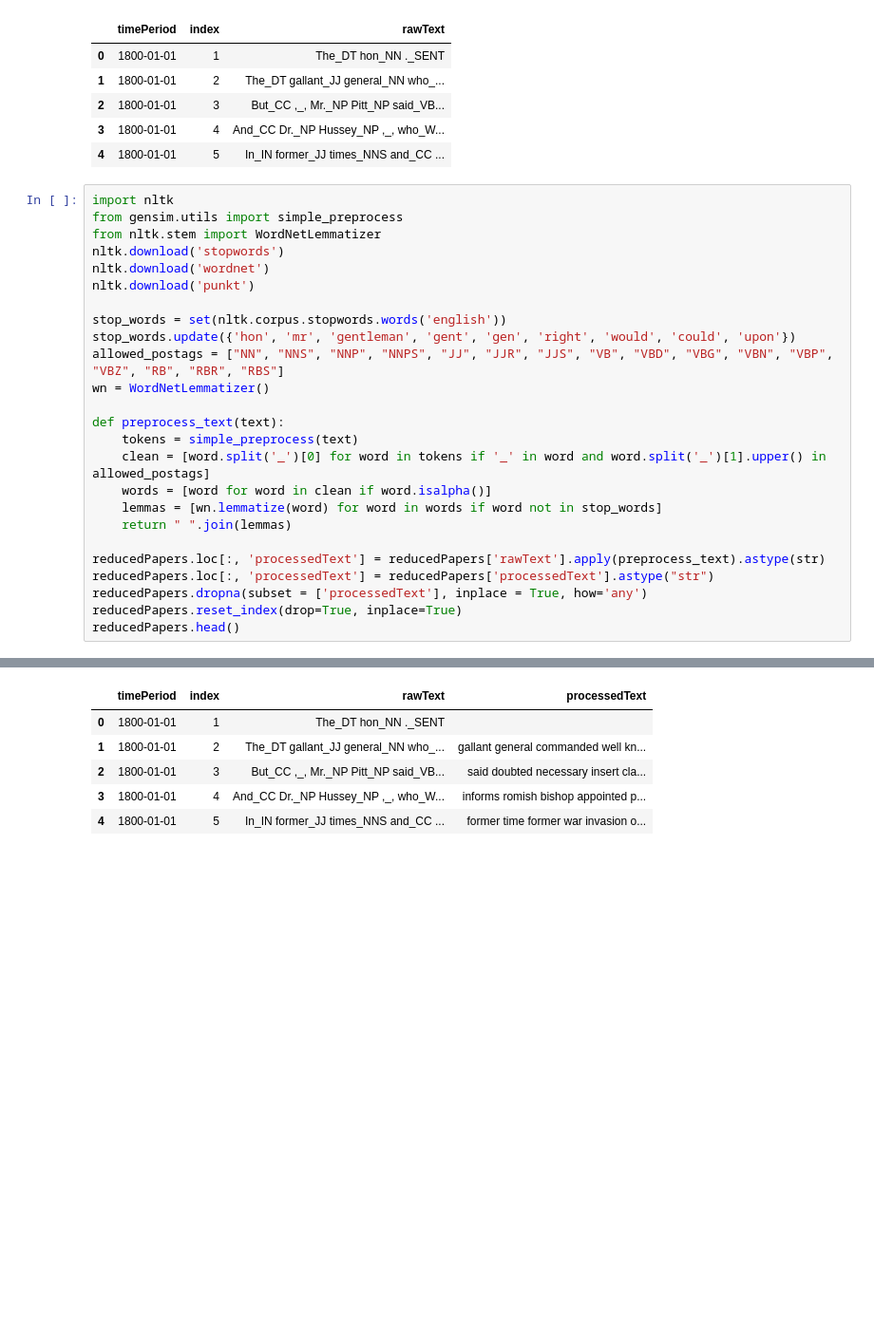
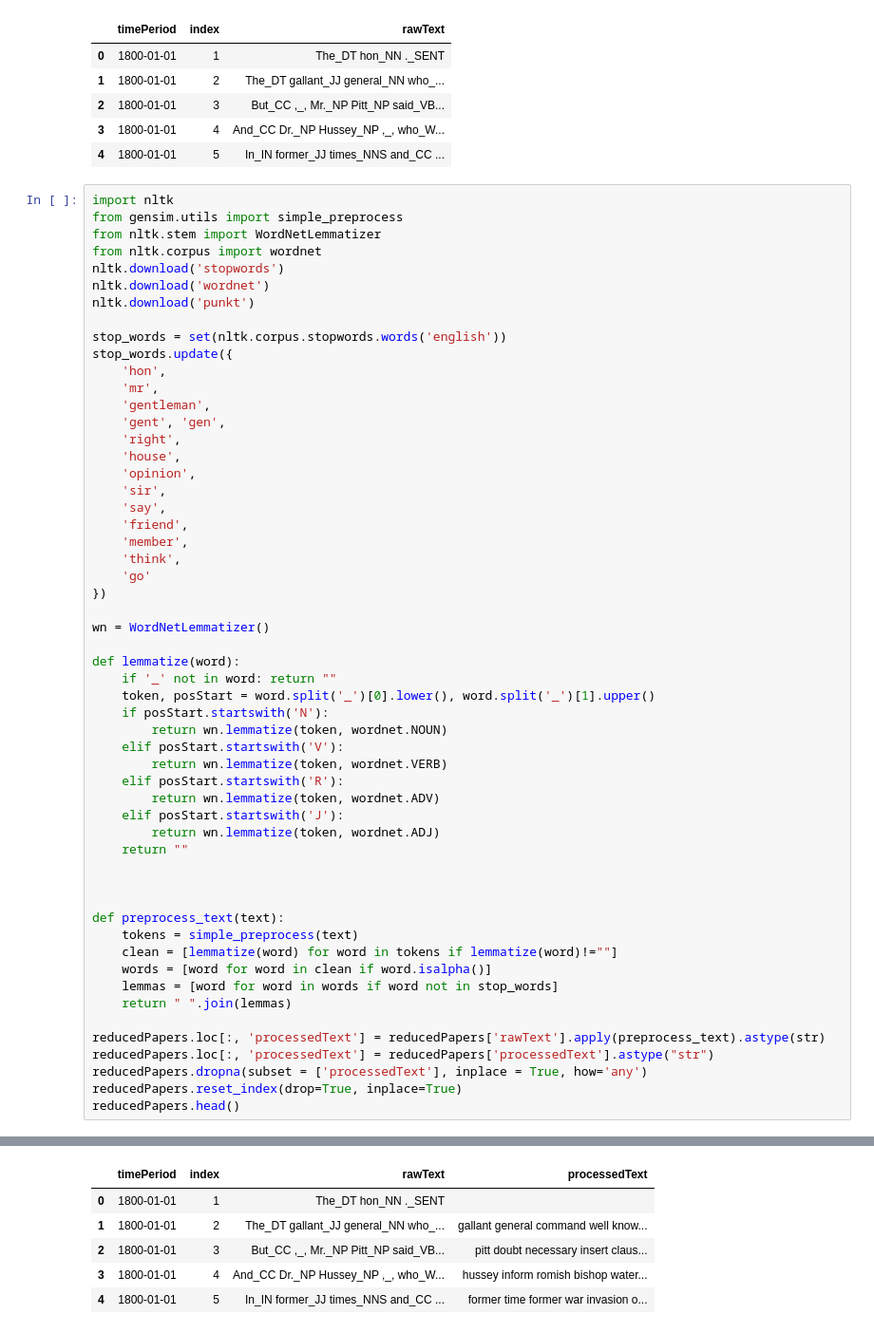
Before and after one commit to Altishofer/HansardSentimentTopicAnalysis, a Jupyter notebook: repareData.ipynb, the cells around one changed output, grey strips where cells are left out. Shown at 95% size. Drawn from its saved outputs; the diff is of its cells as text; blank space fills up the shorter version.

```diff
--- a/repareData.ipynb
+++ b/repareData.ipynb
@@ -56,20 +56,50 @@ reducedPapers.head()
 import nltk
 from gensim.utils import simple_preprocess
 from nltk.stem import WordNetLemmatizer
+from nltk.corpus import wordnet
 nltk.download('stopwords')
 nltk.download('wordnet')
 nltk.download('punkt')
 
 stop_words = set(nltk.corpus.stopwords.words('english'))
-stop_words.update({'hon', 'mr', 'gentleman', 'gent', 'gen', 'right', 'would', 'could', 'upon'})
-allowed_postags = ["NN", "NNS", "NNP", "NNPS", "JJ", "JJR", "JJS", "VB", "VBD", "VBG", "VBN", "VBP", "VBZ", "RB", "RBR", "RBS"]
+stop_words.update({
+    'hon',
+    'mr',
+    'gentleman',
+    'gent', 'gen',
+    'right',
+    'house',
+    'opinion',
+    'sir',
+    'say',
+    'friend',
+    'member',
+    'think',
+    'go'
+})
+
 wn = WordNetLemmatizer()
+
+def lemmatize(word):
+    if '_' not in word: return ""
+    token, posStart = word.split('_')[0].lower(), word.split('_')[1].upper()
+    if posStart.startswith('N'):
+        return wn.lemmatize(token, wordnet.NOUN)
+    elif posStart.startswith('V'):
+        return wn.lemmatize(token, wordnet.VERB)
+    elif posStart.startswith('R'):
+        return wn.lemmatize(token, wordnet.ADV)
+    elif posStart.startswith('J'):
+        return wn.lemmatize(token, wordnet.ADJ)
+    return ""
+
+
 
 def preprocess_text(text):
     tokens = simple_preprocess(text)
-    clean = [word.split('_')[0] for word in tokens if '_' in word and word.split('_')[1].upper() in allowed_postags]
+    clean = [lemmatize(word) for word in tokens if lemmatize(word)!=""]
     words = [word for word in clean if word.isalpha()]
-    lemmas = [wn.lemmatize(word) for word in words if word not in stop_words]
+    lemmas = [word for word in words if word not in stop_words]
     return " ".join(lemmas)
 
 reducedPapers.loc[:, 'processedText'] = reducedPapers['rawText'].apply(preprocess_text).astype(str)
@@ -90,7 +129,7 @@ reducedPapers.head()
 |  | timePeriod | index | rawText | processedText |
 | 0 | 1800-01-01 | 1 | The_DT hon_NN ._SENT |  |
-| 1 | 1800-01-01 | 2 | The_DT gallant_JJ general_NN who_... | gallant general commanded well kn... |
-| 2 | 1800-01-01 | 3 | But_CC ,_, Mr._NP Pitt_NP said_VB... | said doubted necessary insert cla... |
-| 3 | 1800-01-01 | 4 | And_CC Dr._NP Hussey_NP ,_, who_W... | informs romish bishop appointed p... |
+| 1 | 1800-01-01 | 2 | The_DT gallant_JJ general_NN who_... | gallant general command well know... |
+| 2 | 1800-01-01 | 3 | But_CC ,_, Mr._NP Pitt_NP said_VB... | pitt doubt necessary insert claus... |
+| 3 | 1800-01-01 | 4 | And_CC Dr._NP Hussey_NP ,_, who_W... | hussey inform romish bishop water... |
 | 4 | 1800-01-01 | 5 | In_IN former_JJ times_NNS and_CC ... | former time former war invasion o... |
 # %%
```
Also changed, not shown: parts of 3 cells of this notebook, 6 other files.
